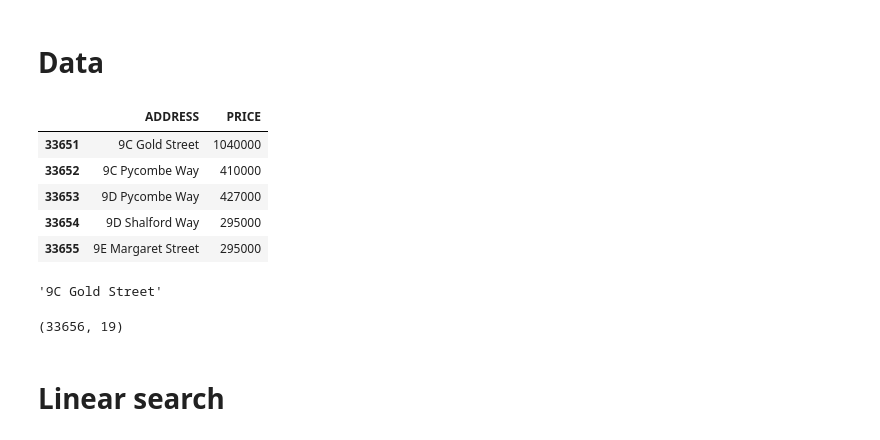
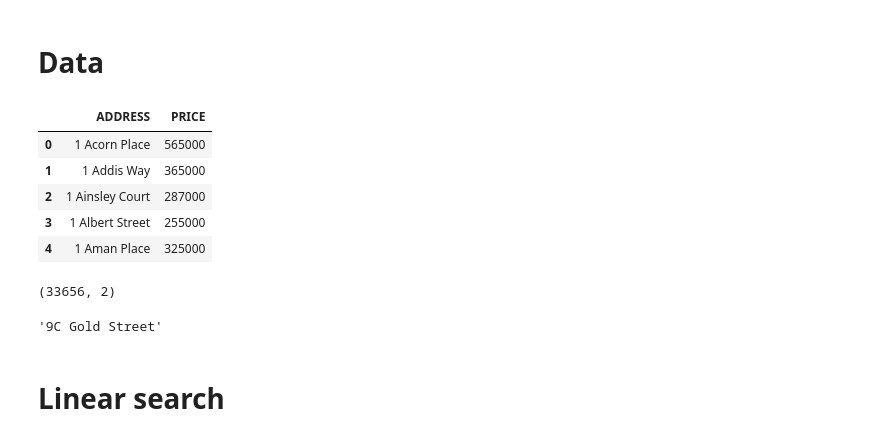
Before and after one commit to chrisnish4/msds610_hashtable, a Jupyter notebook: hash_demo.ipynb, the cells around one changed output. Saved outputs shown, nothing was run; the diff lists cells and outputs as text; code cells hidden in the pictures.

```diff
--- a/hash_demo.ipynb
+++ b/hash_demo.ipynb
@@ -38,12 +38,16 @@ file = ! ls *.csv
 data = pd.read_csv(file[0])
 # %%
 relevant = data[['ADDRESS', 'PRICE']]
-relevant.tail()
+relevant.head()
 # %% [output]
 |  | ADDRESS | PRICE |
-| 33651 | 9C Gold Street | 1040000 |
-| 33652 | 9C Pycombe Way | 410000 |
-| 33653 | 9D Pycombe Way | 427000 |
-| 33654 | 9D Shalford Way | 295000 |
-| 33655 | 9E Margaret Street | 295000 |
+| 0 | 1 Acorn Place | 565000 |
+| 1 | 1 Addis Way | 365000 |
+| 2 | 1 Ainsley Court | 287000 |
+| 3 | 1 Albert Street | 255000 |
+| 4 | 1 Aman Place | 325000 |
+# %%
+relevant.shape
+# %% [output]
+(33656, 2)
 # %%
@@ -51,10 +55,6 @@ search_term = '9C Gold Street' #'42 Waterton Way'
 search_term
 # %% [output]
 '9C Gold Street'
-# %%
-data.shape
-# %% [output]
-(33656, 19)
 # %% [markdown]
 # Linear search
 # %%
```
Also changed, not shown: parts of 21 cells of this notebook.
